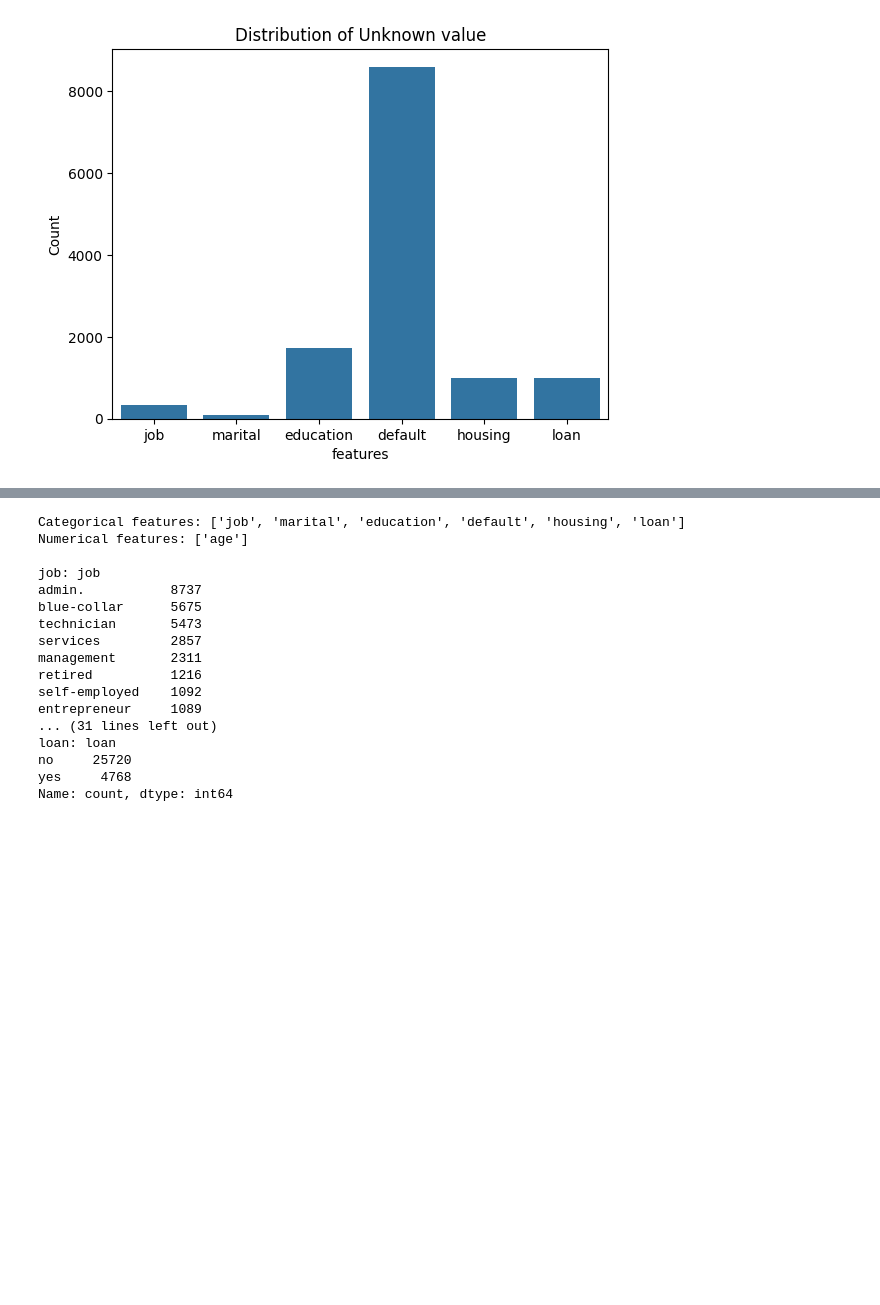
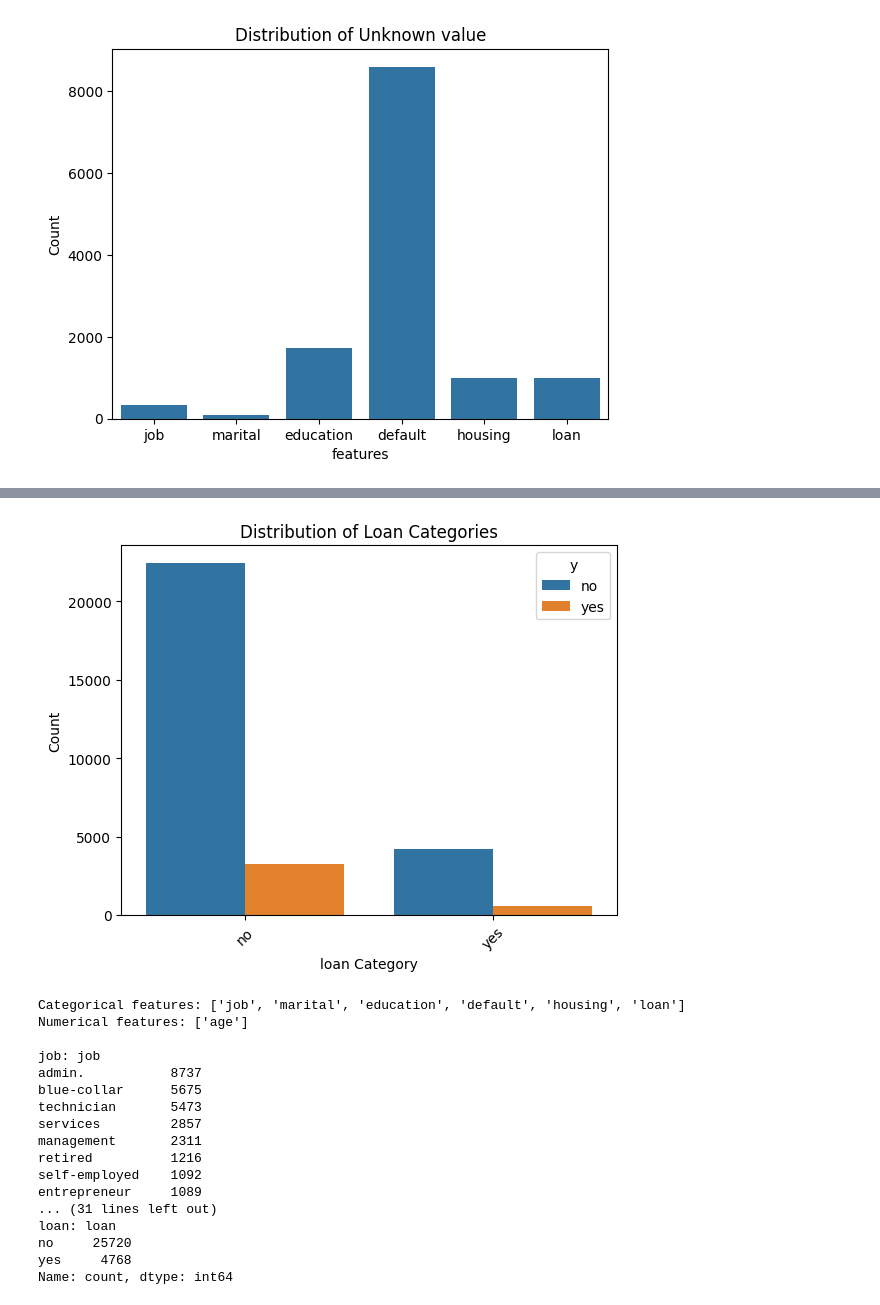
Before and after one commit to sheetal-vartak/Comparing-Classifiers, a Jupyter notebook: prompt_III.ipynb, the cells around one changed output, grey strips where cells are left out. Saved outputs shown, nothing was run; the diff lists cells and outputs as text; code cells hidden in the pictures; blank space fills up the shorter version.

```diff
--- a/prompt_III.ipynb
+++ b/prompt_III.ipynb
@@ -203,3 +212,13 @@ loan: 990
+# %%
+#distribution by loan, subscription as hue
+sns.countplot(data=df_clean, x='loan', hue='y')
+plt.title('Distribution of Loan Categories')
+plt.xlabel('loan Category')
+plt.ylabel('Count')
+plt.xticks(rotation=45)
+plt.show()
+# %% [output]
+[figure, added]
 # %%
 # Data Pre-processing conti..
 # Only taking into account bank features: age, job, marital, education, default, housing, loan
```
Also changed, not shown: parts of 7 cells of this notebook.
